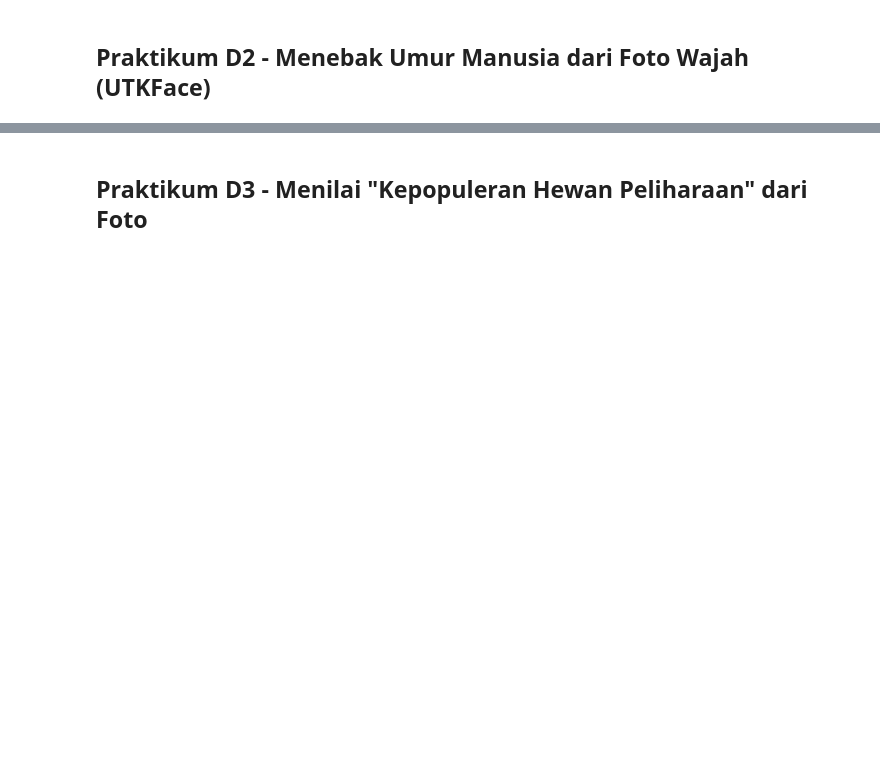
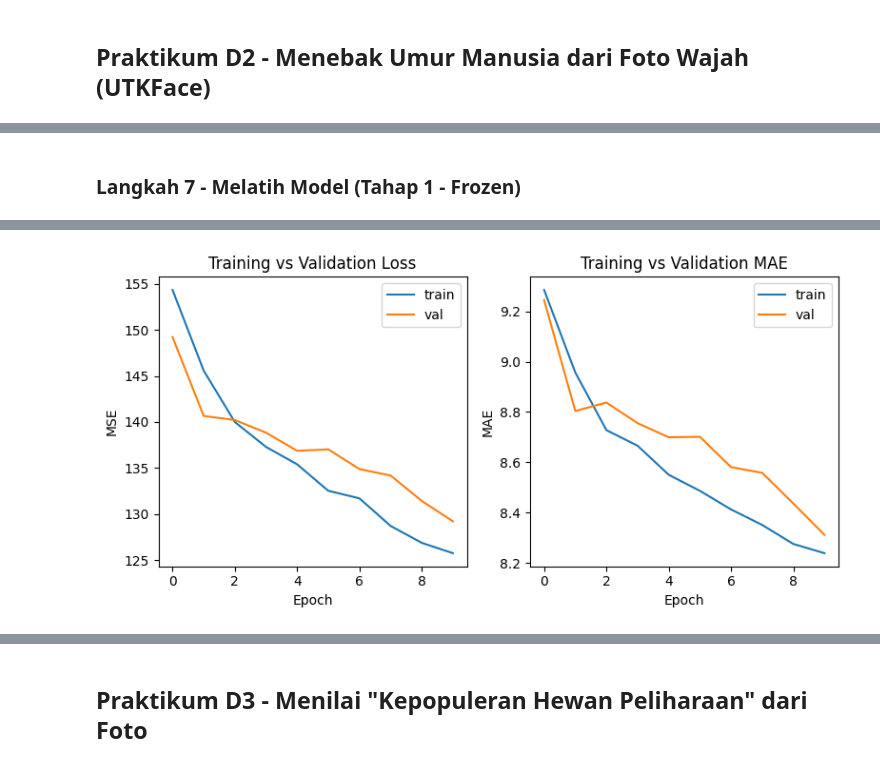
Before and after one commit to setyanoegraha/college-computer-vision-2025, a Jupyter notebook: jobsheet-03/jobsheet3.ipynb, the cells around one changed output, grey strips where cells are left out. Cells and saved outputs as stored; diff of their text form; code cells hidden in the pictures; blank space fills up the shorter version.

```diff
--- a/jobsheet-03/jobsheet3.ipynb
+++ b/jobsheet-03/jobsheet3.ipynb
@@ -127,0 +474,36 @@ plt.show()
+# %% [markdown]
+### Langkah 7 - Melatih Model (Tahap 1 - Frozen)
+# %%
+# Callback untuk pelatihan yang lebih stabil
+cb = [
+    tf.keras.callbacks.EarlyStopping(patience=3, restore_best_weights=True,
+                                     monitor='val_loss'),
+    tf.keras.callbacks.ReduceLROnPlateau(patience=2, factor=0.5, min_lr=1e-5,
+                                         monitor='val_loss')
+]
+
+history = model.fit(
+    train_ds,
+    validation_data=test_ds,
+    epochs=10,
+    callbacks=cb,
+    verbose=1
+)
+
+# Visualisasi perubahan loss dan MAE selama pelatihan:
+plt.figure(figsize=(8,4))
+plt.subplot(1,2,1)
+plt.plot(history.history['loss'], label='train')
+plt.plot(history.history['val_loss'], label='val')
+plt.xlabel('Epoch'); plt.ylabel('MSE'); plt.title('Training vs Validation Loss')
+plt.legend()
+
+plt.subplot(1,2,2)
+plt.plot(history.history['mae'], label='train')
+plt.plot(history.history['val_mae'], label='val')
+plt.xlabel('Epoch'); plt.ylabel('MAE')
+plt.title('Training vs Validation MAE')
+plt.legend()
+plt.tight_layout()
+plt.show()
+# %% [output]
@@ -127,0 +530 @@ plt.show()
+[figure, added]
```
Also changed, not shown: parts of 28 cells of this notebook.
